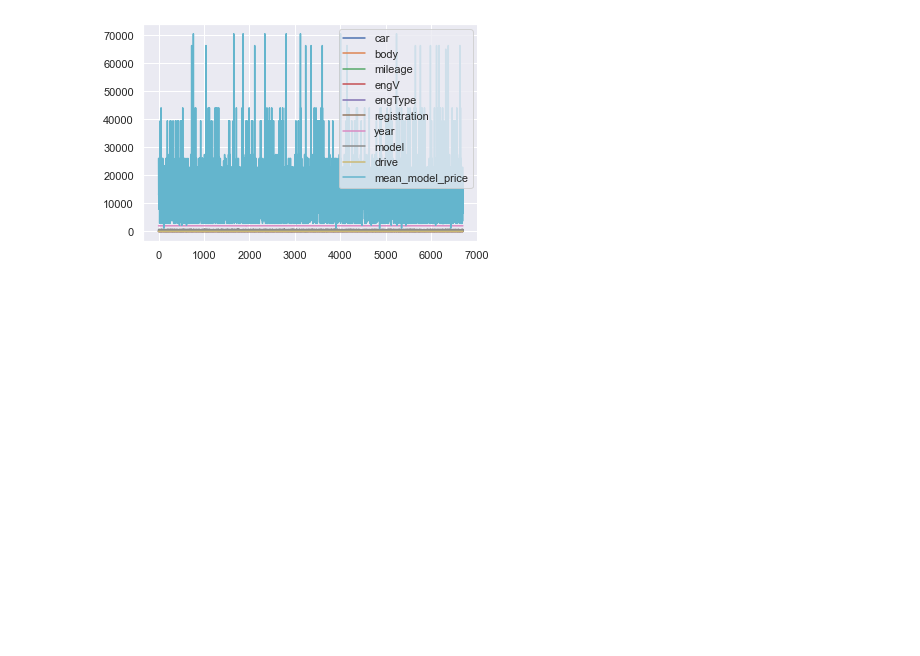
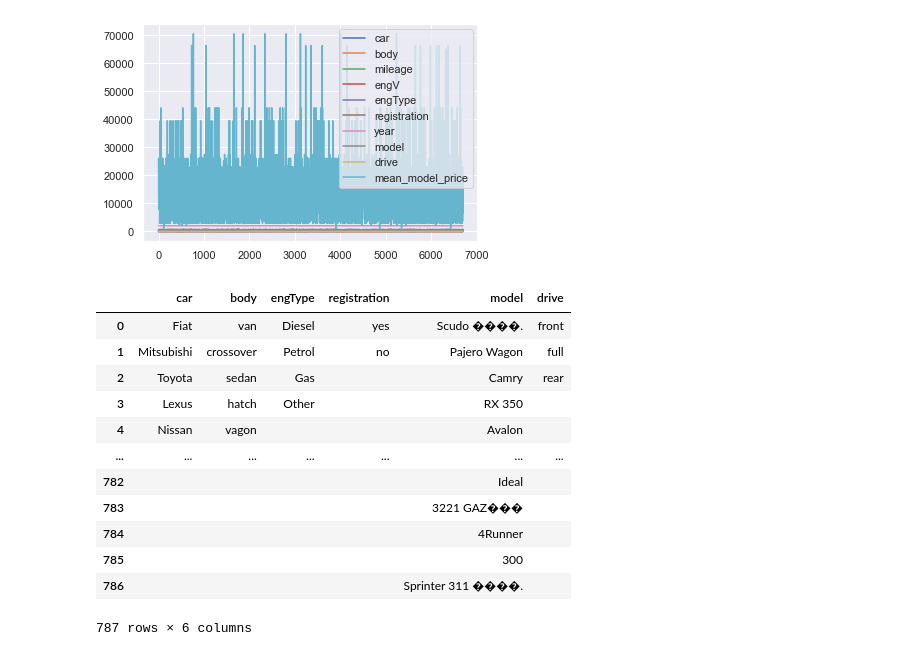
Before and after one commit to HuginnM/UsedCarsUA, a Jupyter notebook: EDA, feature engineering and split data.ipynb, the cells around one changed output. Drawn from its saved outputs; the diff is of its cells as text; code cells hidden in the pictures; blank space fills up the shorter version.

```diff
--- a/EDA, feature engineering and split data.ipynb
+++ b/EDA, feature engineering and split data.ipynb
@@ -741,8 +768,7 @@ pickle.dump(xgb_model, open("models/xgbr.pickle", "wb"))
 # %%
 df = pd.read_csv("data/car_ad.csv")
-df = preprocess(df, label=False)
 df = df.loc[(df.price > 300) & (df.price < df.price.quantile(0.99))]
-df['mean_model_price'] = df.groupby("car").price.transform(np.mean).astype(int)
+# df['mean_model_price'] = df.groupby("car").price.transform(np.mean).astype(int)
 df['price'] = df['price'].astype(int)
 # %%
 from sklearn.model_selection import train_test_split
@@ -755,3 +782,24 @@ X_train.p
 # %% [output]
 <AxesSubplot:>
 [figure]
+# %%
+# Save unique values in category columns in csv
+uniq_vals = df.select_dtypes(include='object').apply(lambda x: pd.Series(pd.unique(x))).fillna('')
+
+uniq_vals.to_csv("data/unique_cat_vals.csv")
+
+uniq_vals
+# %% [output]
+|  | car | body | engType | registration | model | drive |
+| 0 | Fiat | van | Diesel | yes | Scudo ����. | front |
+| 1 | Mitsubishi | crossover | Petrol | no | Pajero Wagon | full |
+| 2 | Toyota | sedan | Gas |  | Camry | rear |
+| 3 | Lexus | hatch | Other |  | RX 350 |  |
+| 4 | Nissan | vagon |  |  | Avalon |  |
+| ... | ... | ... | ... | ... | ... | ... |
+| 782 |  |  |  |  | Ideal |  |
+| 783 |  |  |  |  | 3221 GAZ��� |  |
+| 784 |  |  |  |  | 4Runner |  |
+| 785 |  |  |  |  | 300 |  |
+| 786 |  |  |  |  | Sprinter 311 ����. |  |
+787 rows × 6 columns
```
Also changed, not shown: parts of 6 cells of this notebook, 17 other files.
